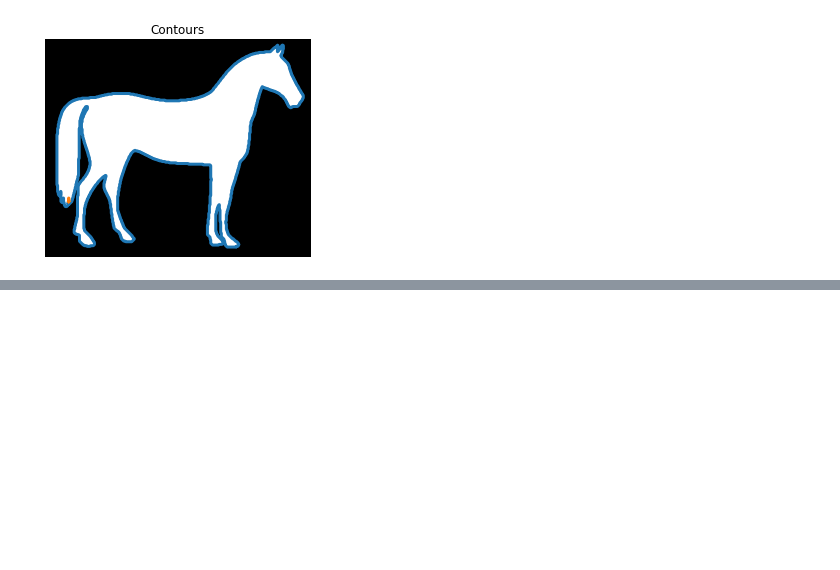
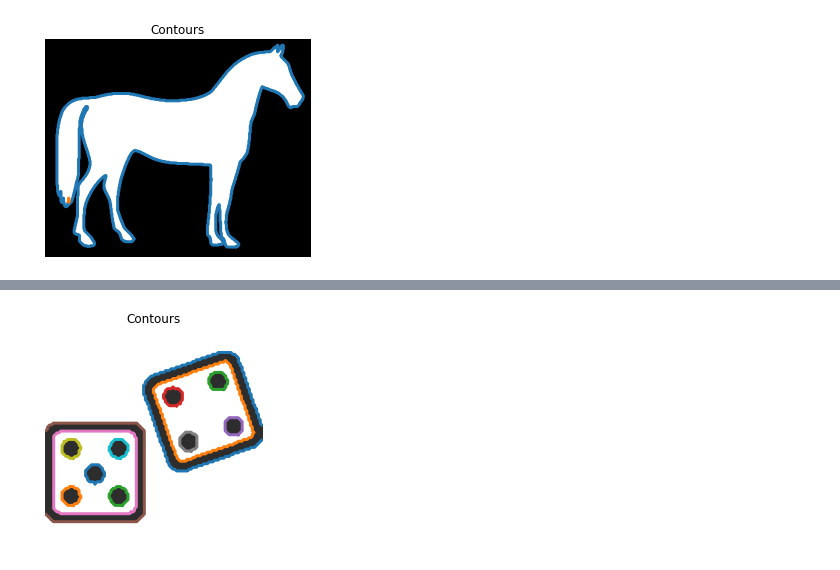
Before and after one commit to juansantateresa/Image_Processing, a Jupyter notebook: Contouring shapes .ipynb, the cells around one changed output, grey strips where cells are left out. Cells and saved outputs as stored; diff of their text form; code cells hidden in the pictures; blank space fills up the shorter version.

```diff
--- a/Contouring shapes .ipynb
+++ b/Contouring shapes .ipynb
@@ -35,0 +49,12 @@ show_image_contour(horse, contours)
+# %%
+dice = rgb2gray(dice)
+# %%
+thres = threshold_otsu(dice)
+# %%
+binary = dice > thres
+# %%
+contours_dice = measure.find_contours(binary, 0.8)
+# %%
+show_image_contour(dice, contours_dice)
+# %% [output]
+[figure, added]
```
Also changed, not shown: parts of 5 cells of this notebook.
